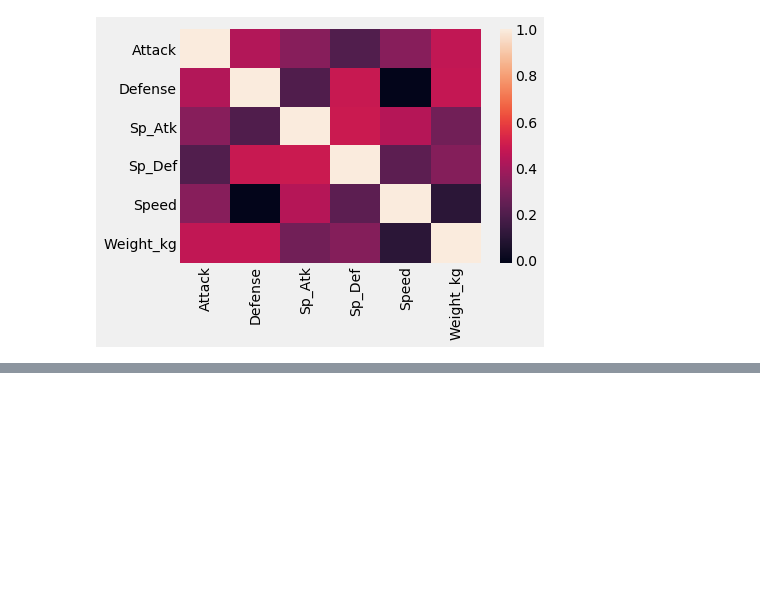
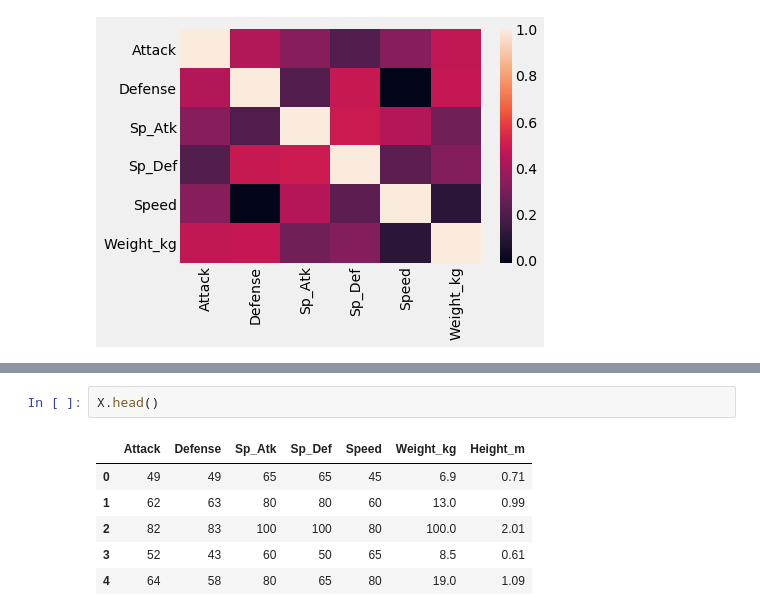
Before and after one commit to francisbautista/cs129.18, a Jupyter notebook: Notebooks/L04 - Logistic Regression I.ipynb, the cells around one changed output, grey strips where cells are left out. Drawn from its saved outputs; the diff is of its cells as text; blank space fills up the shorter version.

```diff
--- a/Notebooks/L04 - Logistic Regression I.ipynb
+++ b/Notebooks/L04 - Logistic Regression I.ipynb
@@ -168,0 +181,9 @@ test_accuracy
+# %%
+X.head()
+# %% [output]
+|  | Attack | Defense | Sp_Atk | Sp_Def | Speed | Weight_kg | Height_m |
+| 0 | 49 | 49 | 65 | 65 | 45 | 6.9 | 0.71 |
+| 1 | 62 | 63 | 80 | 80 | 60 | 13.0 | 0.99 |
+| 2 | 82 | 83 | 100 | 100 | 80 | 100.0 | 2.01 |
+| 3 | 52 | 43 | 60 | 50 | 65 | 8.5 | 0.61 |
+| 4 | 64 | 58 | 80 | 65 | 80 | 19.0 | 1.09 |
```
Also changed, not shown: parts of 15 cells of this notebook, 4 other files.
